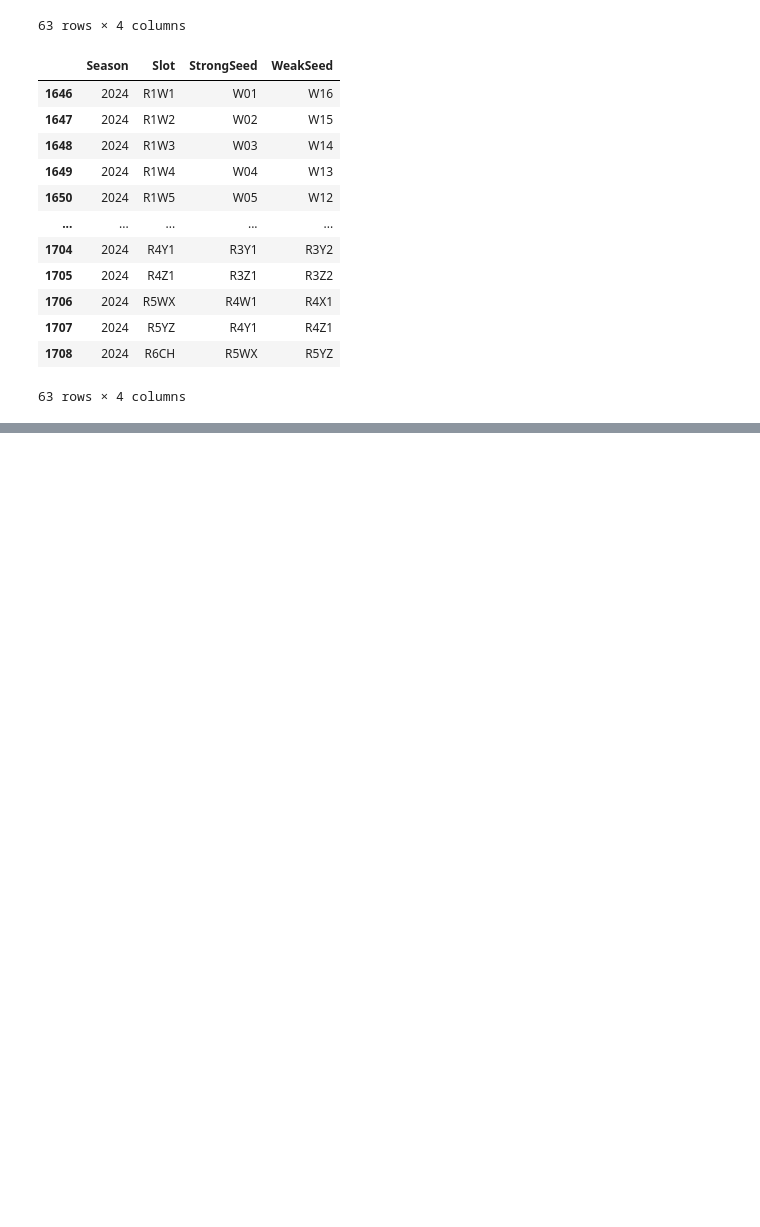
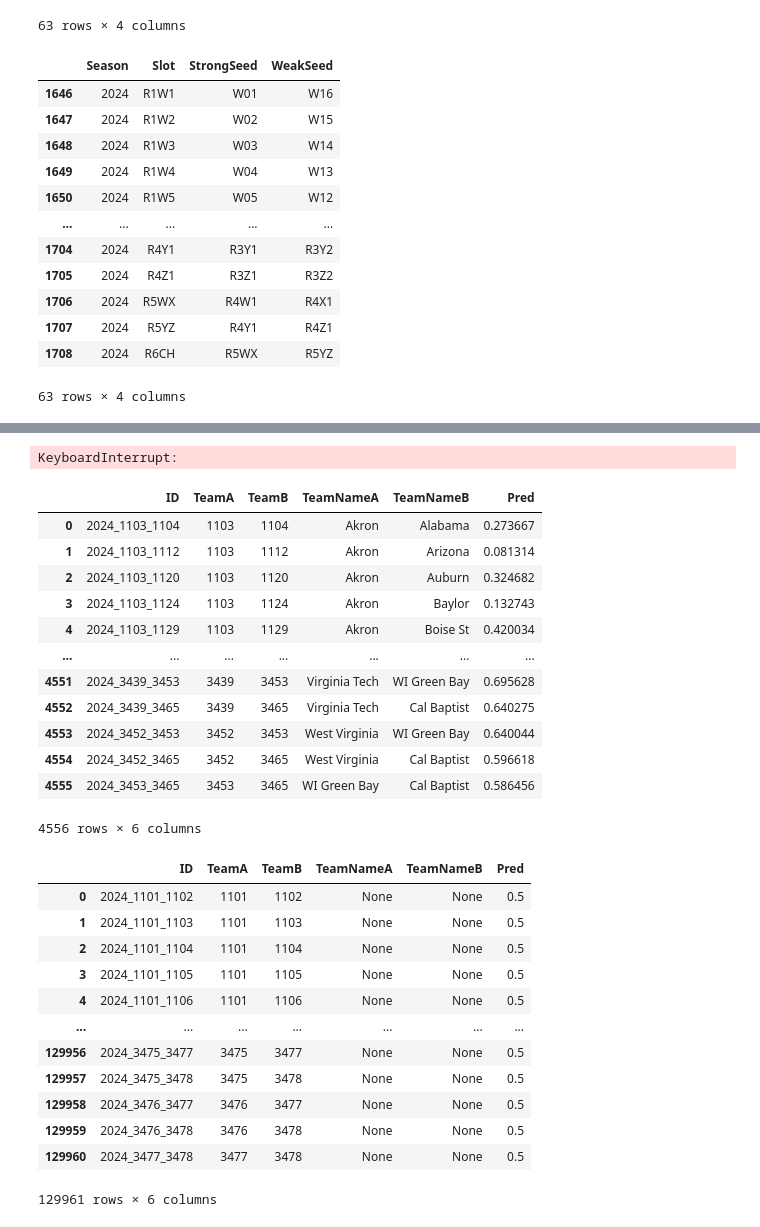
Before and after one commit to caiomelo22/march-madness-2024, a Jupyter notebook: notebook290af3cecf.ipynb, the cells around one changed output, grey strips where cells are left out. Saved outputs shown, nothing was run; the diff lists cells and outputs as text; code cells hidden in the pictures; blank space fills up the shorter version.

```diff
--- a/notebook290af3cecf.ipynb
+++ b/notebook290af3cecf.ipynb
@@ -391,0 +529,10 @@ display(current_slots_w)
+# %%
+n_brackets = 100000
+
+result_m = run_simulation(seeds_m, current_slots_m, probabilities_m, n_brackets)
+result_m.insert(0, 'Tournament', 'M')
+
+result_w = run_simulation(seeds_w, current_slots_w, probabilities_w, n_brackets)
+result_w.insert(0, 'Tournament', 'W')
+# %% [output]
+KeyboardInterrupt:
@@ -396,41 +551,68 @@ def set_game_id(row):
 def set_impossible_games_probs(gender, current_szn_df, teams_df):
     teams_a = current_szn_df['TeamA'].unique().tolist()
     teams_b = current_szn_df['TeamB'].unique().tolist()
     tourney_teams = set(teams_a + teams_b)
 
     teams = teams_df[teams_df['Season'] == current_season]['TeamID'].unique().tolist()
 
     data = []
 
     for idx, team_a in enumerate(teams):
         for idx_b in range(idx + 1, len(teams)):
             team_b = teams[idx_b]
 
             if team_a in tourney_teams and team_b in tourney_teams:
                 continue
 
             teams_info_df = m_teams_info_df if gender == 'M' else w_teams_info_df
             # There is no reason for setting team names or probabilities if these matchups will never happen in the tournament
             team_a_name = None # set_team_name(team_a, teams_info_df)
             team_b_name = None # set_team_name(team_b, teams_info_df)
 
             game_id = f"{current_season}_{team_a}_{team_b}"
             data.append([game_id, team_a, team_b, team_a_name, team_b_name, 0.5])
 
     data_df = pd.DataFrame(data, columns=['ID', 'TeamA', 'TeamB', 'TeamNameA', 'TeamNameB', 'Pred'])
     return data_df
 
-current_szn_df = pd.concat([m_current_szn_df, w_current_szn_df], axis=0).reset_index(drop=True)
-current_szn_df['ID'] = current_szn_df.apply(lambda row: set_game_id(row), axis=1)
+# current_szn_df = pd.concat([m_current_szn_df, w_current_szn_df], axis=0).reset_index(drop=True)
+# current_szn_df['ID'] = current_szn_df.apply(lambda row: set_game_id(row), axis=1)
 
-m_impossible_df = set_impossible_games_probs('M', m_current_szn_df, m_teams_df)
-w_impossible_df = set_impossible_games_probs('W', w_current_szn_df, w_teams_df)
+# m_impossible_df = set_impossible_games_probs('M', m_current_szn_df, m_teams_df)
+# w_impossible_df = set_impossible_games_probs('W', w_current_szn_df, w_teams_df)
 
-final_df = current_szn_df.loc[:, ['ID', 'TeamA', 'TeamB', 'TeamNameA', 'TeamNameB', 'AProb']].rename({'AProb': 'Pred'}, axis=1)
-display(final_df)
-final_df = pd.concat([final_df, m_impossible_df, w_impossible_df], axis=0).sort_values(by='ID').reset_index(drop=True)
+# final_df = current_szn_df.loc[:, ['ID', 'TeamA', 'TeamB', 'TeamNameA', 'TeamNameB', 'AProb']].rename({'AProb': 'Pred'}, axis=1)
+# display(final_df)
+# final_df = pd.concat([final_df, m_impossible_df, w_impossible_df], axis=0).sort_values(by='ID').reset_index(drop=True)
 
-display(final_df)
+# display(final_df)
+# %% [output]
+|  | ID | TeamA | TeamB | TeamNameA | TeamNameB | Pred |
+| 0 | 2024_1103_1104 | 1103 | 1104 | Akron | Alabama | 0.273667 |
+| 1 | 2024_1103_1112 | 1103 | 1112 | Akron | Arizona | 0.081314 |
+| 2 | 2024_1103_1120 | 1103 | 1120 | Akron | Auburn | 0.324682 |
+| 3 | 2024_1103_1124 | 1103 | 1124 | Akron | Baylor | 0.132743 |
+| 4 | 2024_1103_1129 | 1103 | 1129 | Akron | Boise St | 0.420034 |
+| ... | ... | ... | ... | ... | ... | ... |
+| 4551 | 2024_3439_3453 | 3439 | 3453 | Virginia Tech | WI Green Bay | 0.695628 |
+| 4552 | 2024_3439_3465 | 3439 | 3465 | Virginia Tech | Cal Baptist | 0.640275 |
+| 4553 | 2024_3452_3453 | 3452 | 3453 | West Virginia | WI Green Bay | 0.640044 |
+| 4554 | 2024_3452_3465 | 3452 | 3465 | West Virginia | Cal Baptist | 0.596618 |
+| 4555 | 2024_3453_3465 | 3453 | 3465 | WI Green Bay | Cal Baptist | 0.586456 |
+4556 rows × 6 columns
+|  | ID | TeamA | TeamB | TeamNameA | TeamNameB | Pred |
+| 0 | 2024_1101_1102 | 1101 | 1102 | None | None | 0.5 |
+| 1 | 2024_1101_1103 | 1101 | 1103 | None | None | 0.5 |
+| 2 | 2024_1101_1104 | 1101 | 1104 | None | None | 0.5 |
+| 3 | 2024_1101_1105 | 1101 | 1105 | None | None | 0.5 |
+| 4 | 2024_1101_1106 | 1101 | 1106 | None | None | 0.5 |
+| ... | ... | ... | ... | ... | ... | ... |
+| 129956 | 2024_3475_3477 | 3475 | 3477 | None | None | 0.5 |
+| 129957 | 2024_3475_3478 | 3475 | 3478 | None | None | 0.5 |
+| 129958 | 2024_3476_3477 | 3476 | 3477 | None | None | 0.5 |
+| 129959 | 2024_3476_3478 | 3476 | 3478 | None | None | 0.5 |
+| 129960 | 2024_3477_3478 | 3477 | 3478 | None | None | 0.5 |
+129961 rows × 6 columns
 # %%
 def create_submission_file(df):
     df_filtered = df.loc[:, ['ID', 'Pred']]
```
Also changed, not shown: parts of 10 cells of this notebook.
